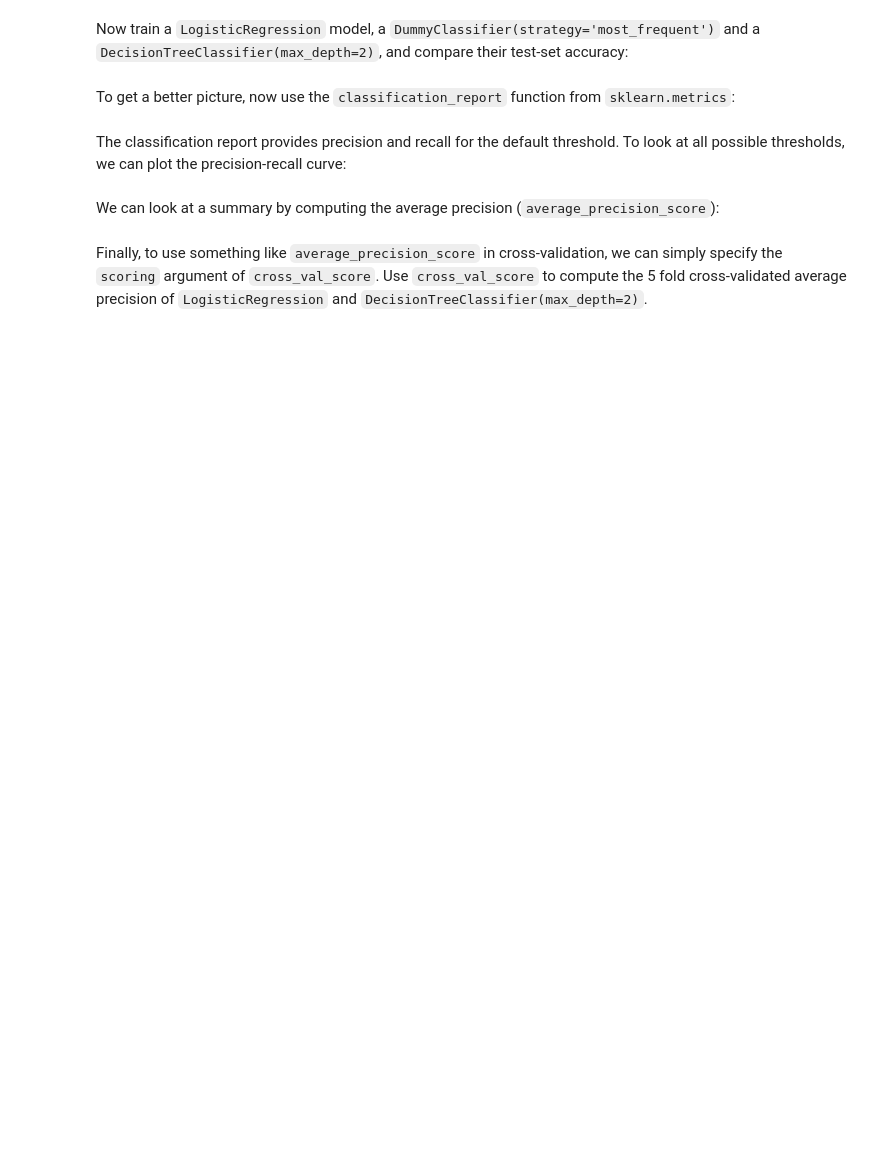
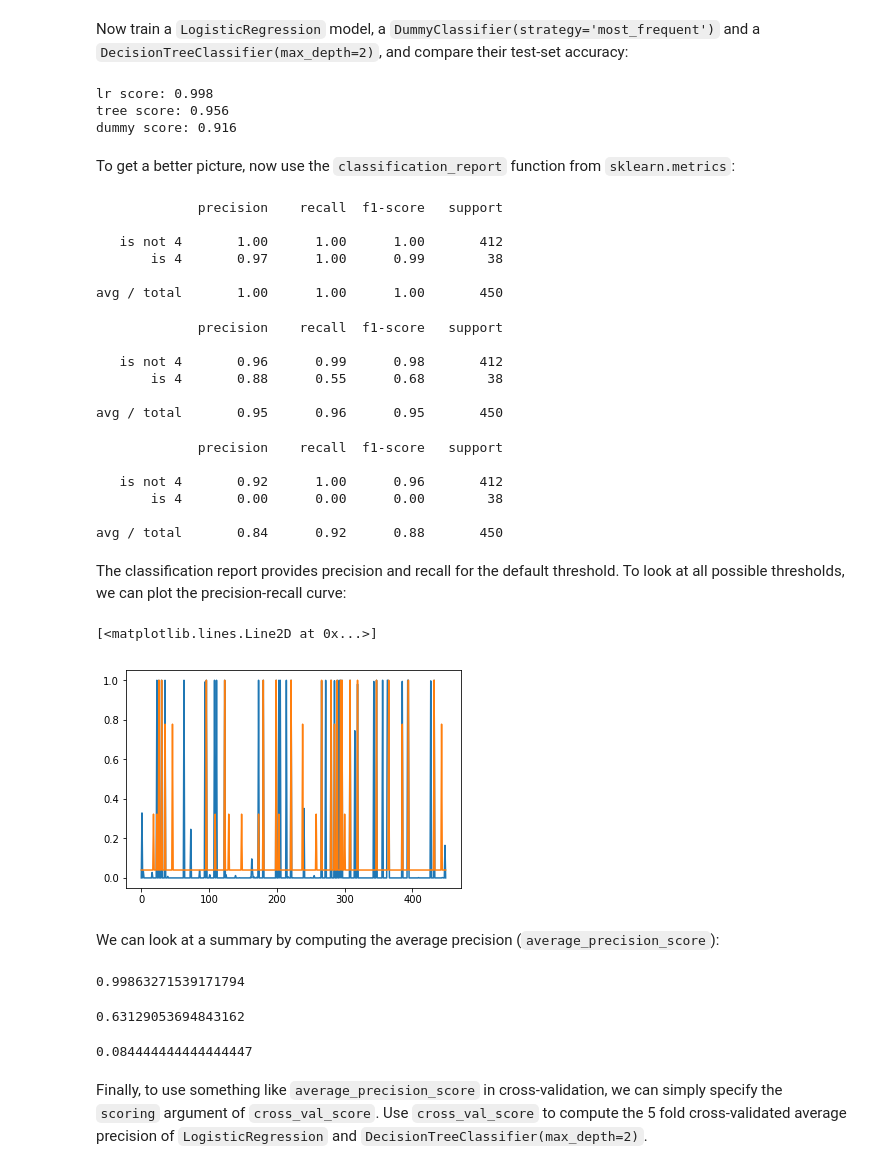
Before and after one commit to Larry201608/Columbia-Data-Science-Bootcamp, a Jupyter notebook: Bootcamp-materials/notebooks/Day3/day3-cross-validation-and-metrics.ipynb, the cells around one changed output. Drawn from its saved outputs; the diff is of its cells as text; code cells hidden in the pictures; blank space fills up the shorter version.

```diff
--- a/Bootcamp-materials/notebooks/Day3/day3-cross-validation-and-metrics.ipynb
+++ b/Bootcamp-materials/notebooks/Day3/day3-cross-validation-and-metrics.ipynb
@@ -357,2 +353,15 @@ Split the data into training and test set.
+# %%
+digits = load_digits()
+X_train, X_test, y_train, y_test = train_test_split(digits.data, digits.target, random_state=0)
+for index, item in enumerate(y_train):
+    if item == 4:
+        y_train[index] = True
+    else:
+        y_train[index] = False
+for index, item in enumerate(y_test):
+    if item == 4:
+        y_test[index] = True
+    else:
+        y_test[index] = False
 # %% [markdown]
 Now train a ``LogisticRegression`` model, a ``DummyClassifier(strategy='most_frequent')`` and a ``DecisionTreeClassifier(max_depth=2)``, and compare their test-set accuracy:
@@ -368,11 +368,62 @@ dummy = DummyClassifier(strategy='most_frequent')
+# %%
+lr = LogisticRegression()
+lr.fit(X_train,y_train)
+print("lr score: {:.3f}".format(lr.score(X_test,y_test)))
+
+tree = DecisionTreeClassifier(max_depth=2)
+tree.fit(X_train,y_train)
+print("tree score: {:.3f}".format(tree.score(X_test,y_test)))
+
+dummy = DummyClassifier(strategy='most_frequent')
+dummy.fit(X_train,y_train)
+print("dummy score: {:.3f}".format(dummy.score(X_test,y_test)))
+# %% [output]
+lr score: 0.998
+tree score: 0.956
+dummy score: 0.916
 # %% [markdown]
 To get a better picture, now use the ``classification_report`` function from ``sklearn.metrics``:
+# %%
+print(classification_report(y_test,lr.predict(X_test),target_names=["is not 4","is 4"]))
+# %% [output]
+             precision    recall  f1-score   support
+
+   is not 4       1.00      1.00      1.00       412
+       is 4       0.97      1.00      0.99        38
+
+avg / total       1.00      1.00      1.00       450
+# %%
+print(classification_report(y_test,tree.predict(X_test),target_names=["is not 4","is 4"]))
+# %% [output]
+             precision    recall  f1-score   support
+
+   is not 4       0.96      0.99      0.98       412
+       is 4       0.88      0.55      0.68        38
+
+avg / total       0.95      0.96      0.95       450
+# %%
+print(classification_report(y_test,dummy.predict(X_test),target_names=["is not 4","is 4"]))
+# %% [output]
+             precision    recall  f1-score   support
+
+   is not 4       0.92      1.00      0.96       412
+       is 4       0.00      0.00      0.00        38
+
+avg / total       0.84      0.92      0.88       450
 # %% [markdown]
 The classification report provides precision and recall for the default threshold. To look at all possible thresholds, we can plot the precision-recall curve:
 # %%
+# WIP
 positive_probs_lr = lr.predict_proba(X_test)[:, 1]
+positive_probs_tree = tree.predict_proba(X_test)[:, 1]
+positive_probs_dummy = dummy.predict_proba(X_test)[:, 1]
+
+plt.plot(positive_probs_lr)
+plt.plot(positive_probs_tree)
 # complete:
-# positive_probs_tree = tree.
 # plot curves for tree and logistic regression
+# %% [output]
+[<matplotlib.lines.Line2D at 0x...>]
+[figure, added]
 # %% [markdown]
 We can look at a summary by computing the average precision (``average_precision_score``):
@@ -381,3 +430,15 @@ We can look at a summary by computing the average precision (``average_precision
+# %%
+average_precision_score(y_test,positive_probs_lr)
+# %% [output]
+0.99863271539171794
+# %%
+average_precision_score(y_test,positive_probs_tree)
+# %% [output]
+0.63129053694843162
+# %%
+average_precision_score(y_test,positive_probs_dummy)
+# %% [output]
+0.084444444444444447
 # %% [markdown]
 Finally, to use something like ``average_precision_score`` in cross-validation, we can simply specify the ``scoring`` argument of ``cross_val_score``. Use ``cross_val_score`` to compute the 5 fold cross-validated average precision of ``LogisticRegression`` and ``DecisionTreeClassifier(max_depth=2)``.
 # %%
```
Also changed, not shown: parts of 6 cells of this notebook.
